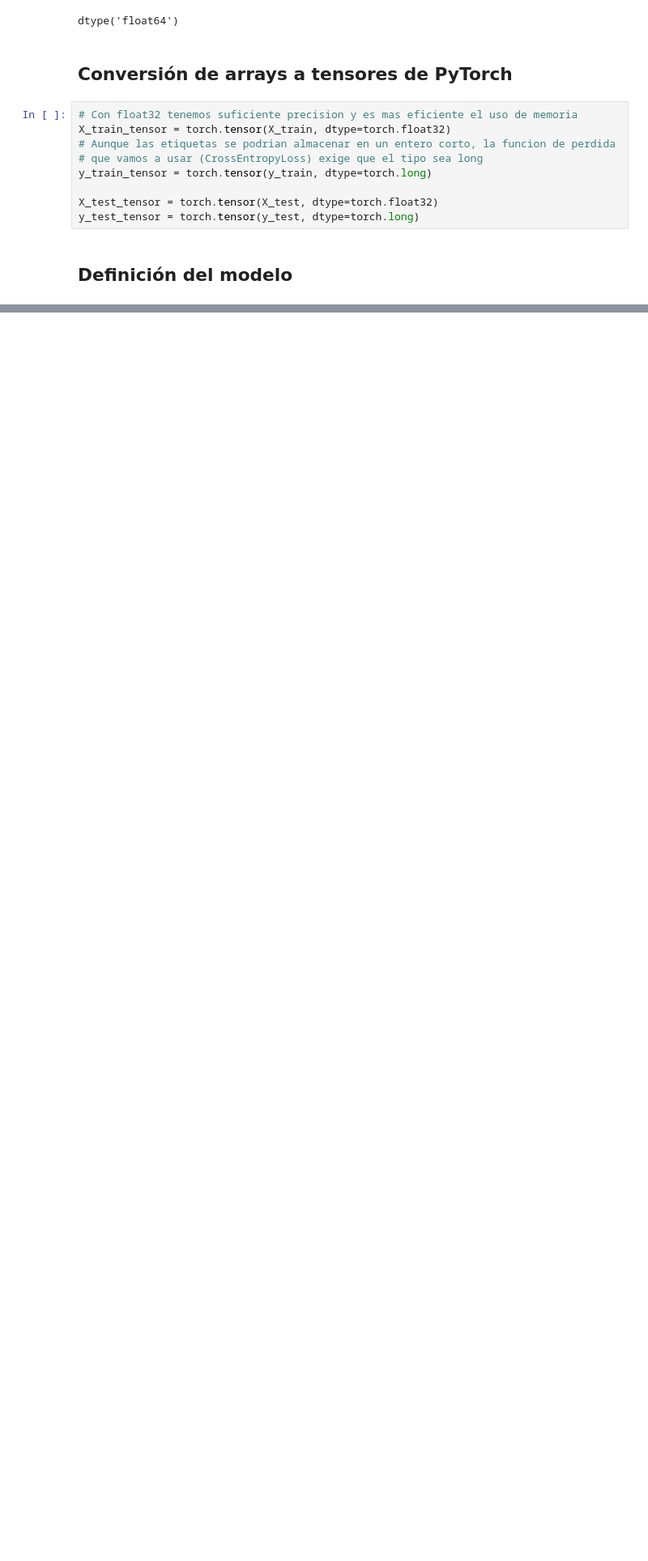
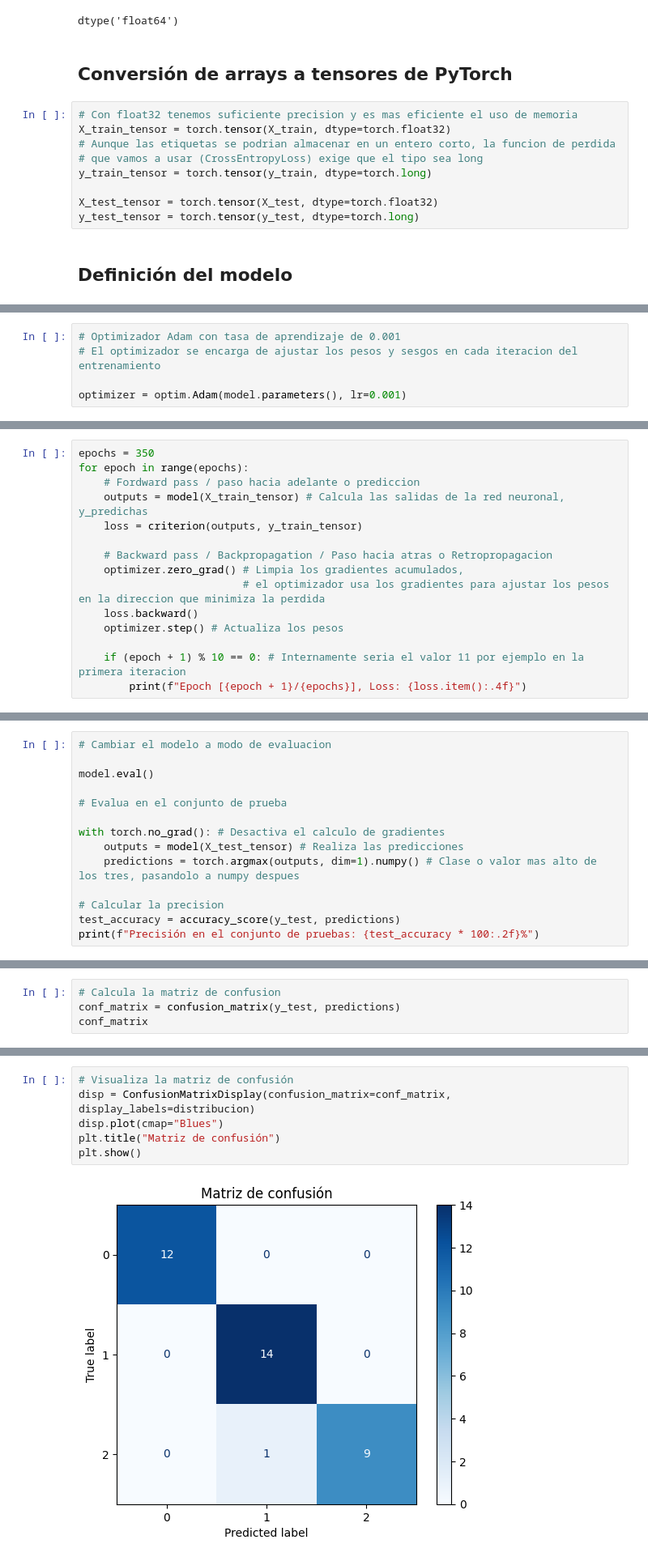
Before and after one commit to Pykoncio/CEIABD, a Jupyter notebook: Inteligencia artificial/Tema 11. Redes Neuronales/Tema 12_2. Pytorch/pytorch_calidad_del_vino.ipynb, the cells around one changed output, grey strips where cells are left out. Shown at 81% size. Saved outputs shown, nothing was run; the diff lists cells and outputs as text; blank space fills up the shorter version.

Commit message:
terminado cuaderno ejemplo pytorch

```diff
--- a/Inteligencia artificial/Tema 11. Redes Neuronales/Tema 12_2. Pytorch/pytorch_calidad_del_vino.ipynb
+++ b/Inteligencia artificial/Tema 11. Redes Neuronales/Tema 12_2. Pytorch/pytorch_calidad_del_vino.ipynb
@@ -213,0 +230,5 @@ y_test_tensor = torch.tensor(y_test, dtype=torch.long)
+# %%
+# Optimizador Adam con tasa de aprendizaje de 0.001
+# El optimizador se encarga de ajustar los pesos y sesgos en cada iteracion del entrenamiento
+
+optimizer = optim.Adam(model.parameters(), lr=0.001)
@@ -213,0 +239,15 @@ y_test_tensor = torch.tensor(y_test, dtype=torch.long)
+# %%
+epochs = 350
+for epoch in range(epochs):
+    # Fordward pass / paso hacia adelante o prediccion
+    outputs = model(X_train_tensor) # Calcula las salidas de la red neuronal, y_predichas
+    loss = criterion(outputs, y_train_tensor)
+
+    # Backward pass / Backpropagation / Paso hacia atras o Retropropagacion
+    optimizer.zero_grad() # Limpia los gradientes acumulados,
+                          # el optimizador usa los gradientes para ajustar los pesos en la direccion que minimiza la perdida
+    loss.backward()
+    optimizer.step() # Actualiza los pesos
+
+    if (epoch + 1) % 10 == 0: # Internamente seria el valor 11 por ejemplo en la primera iteracion
+        print(f"Epoch [{epoch + 1}/{epochs}], Loss: {loss.item():.4f}")
@@ -213,0 +276,14 @@ y_test_tensor = torch.tensor(y_test, dtype=torch.long)
+# %%
+# Cambiar el modelo a modo de evaluacion
+
+model.eval()
+
+# Evalua en el conjunto de prueba
+
+with torch.no_grad(): # Desactiva el calculo de gradientes
+    outputs = model(X_test_tensor) # Realiza las predicciones
+    predictions = torch.argmax(outputs, dim=1).numpy() # Clase o valor mas alto de los tres, pasandolo a numpy despues
+
+# Calcular la precision
+test_accuracy = accuracy_score(y_test, predictions)
+print(f"Precisión en el conjunto de pruebas: {test_accuracy * 100:.2f}%")
@@ -213,0 +292,4 @@ y_test_tensor = torch.tensor(y_test, dtype=torch.long)
+# %%
+# Calcula la matriz de confusion
+conf_matrix = confusion_matrix(y_test, predictions)
+conf_matrix
@@ -213,0 +300,8 @@ y_test_tensor = torch.tensor(y_test, dtype=torch.long)
+# %%
+# Visualiza la matriz de confusión
+disp = ConfusionMatrixDisplay(confusion_matrix=conf_matrix, display_labels=distribucion)
+disp.plot(cmap="Blues")
+plt.title("Matriz de confusión")
+plt.show()
+# %% [output]
+[figure, added]
```
Also changed, not shown: parts of 8 cells of this notebook.
